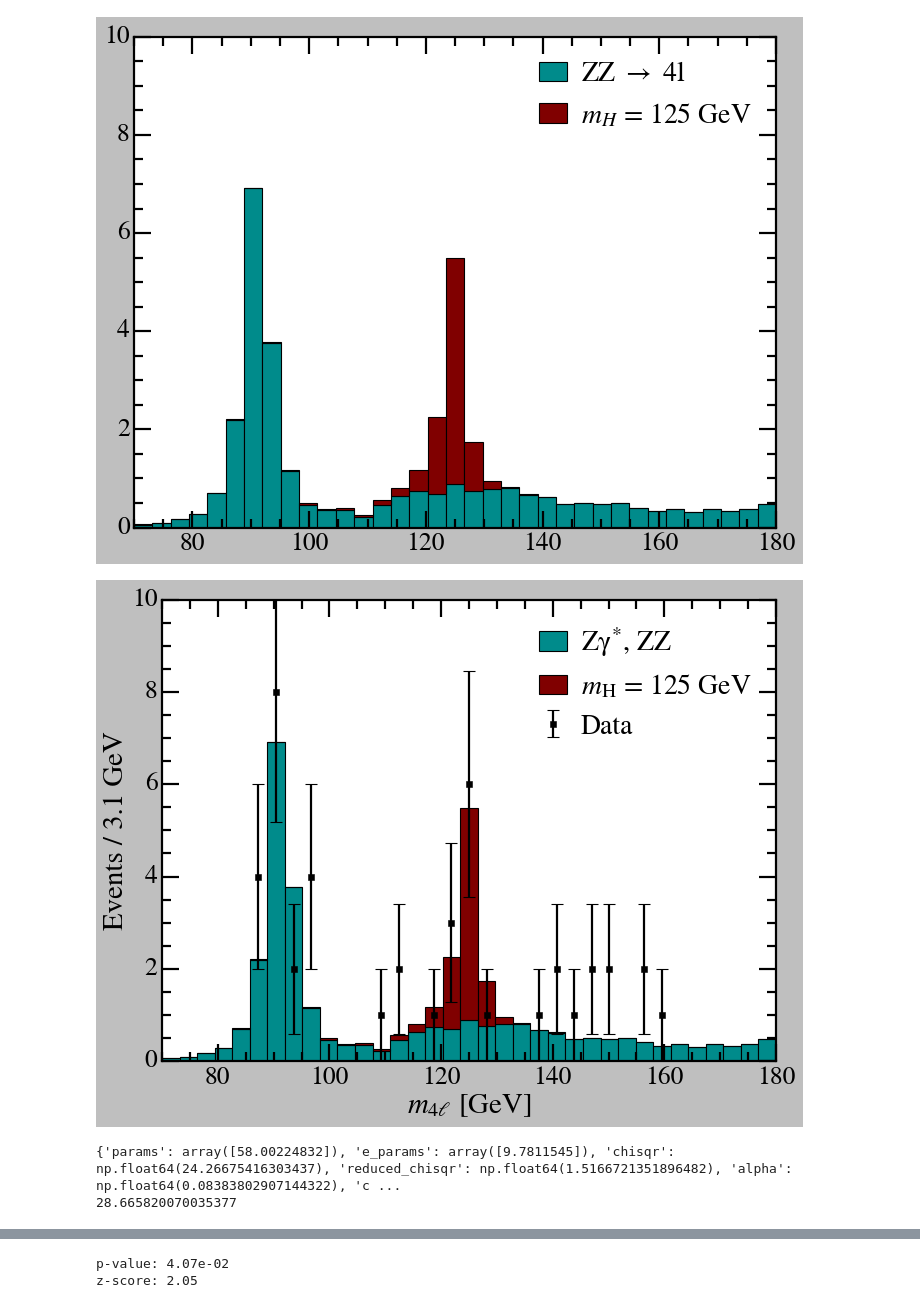
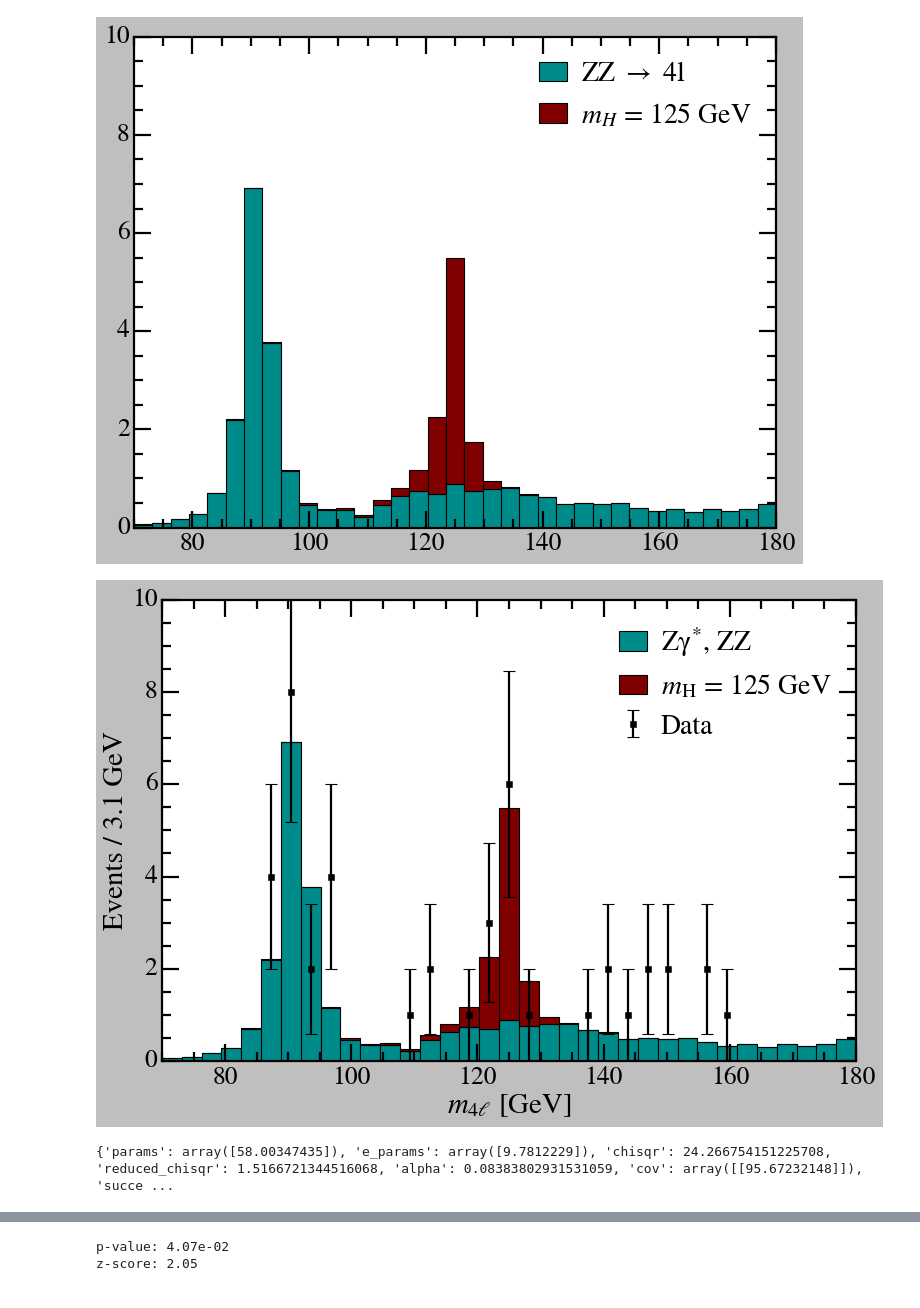
Before and after one commit to vinh-qtran/mit-jlab-sp25, a Jupyter notebook: higgs/analysis/analysis.ipynb, the cells around one changed output, grey strips where cells are left out. Cells and saved outputs as stored; diff of their text form; code cells hidden in the pictures.

```diff
--- a/higgs/analysis/analysis.ipynb
+++ b/higgs/analysis/analysis.ipynb
@@ -379,30 +380,30 @@ nn_observed_data = four_leptons_nn.apply_nn_cut(
 # %%
 nn_observed_hist = four_leptons_data.get_histogram(nn_observed_data, params.scales_data, 'm4l', bins)
 # %%
-fig, ax = plt.subplots(figsize=(9,7))
+fig, ax = plt.subplots(figsize=(10,7))
 
 stack = ax.bar(bin_centers, nn_zz_hist, align='center', width=bin_width, label=r'Z$\rm \gamma^{*}$, ZZ', color='darkcyan')
 stack = ax.bar(bin_centers, nn_higgs_hist, align='center', width=bin_width, label=r'$m_{\rm H}$ = 125 GeV', color='maroon', bottom=nn_zz_hist)
 
 mask = nn_observed_hist > 0
 ax.errorbar(bin_centers[mask],nn_observed_hist[mask],yerr=np.sqrt(nn_observed_hist[mask]),
             fmt=' s', markersize=5, elinewidth=2, capsize=5, capthick=1,
             color='black',label='Data')
 
 ax.legend(loc='upper right', frameon=False, ncol=1, handletextpad=0.5, handlelength=1.0, columnspacing=0.5)
 
 ax.set_xlim(70,180)
 ax.set_ylim(0, 10)
 
 ax.set_xlabel(r'$m_{4 \ell}$ [GeV]',fontsize=26)
 ax.set_ylabel(f'Events / {bin_width:.01f} GeV',fontsize=26)
 
-plt.savefig('../report/Figures/data.png')
+plt.tight_layout()
+plt.savefig('event_histogram.png')
 
-plt.tight_layout()
 plt.show()
 # %% [output]
-[figure, old version]
+[figure, new version]
 # %%
 def f_ZZ(bin_indices, b):
     return b / np.sum(nn_zz_hist) * nn_zz_hist[bin_indices]
@@ -465,8 +466,6 @@ class HiggsFitter(fitting.BasePoissonFitter):
 zz_fitter = ZZFitter()
 zz_fitting_result = zz_fitter.fit()
 print(zz_fitting_result)
-print(np.sum(nn_zz_hist))
 # %% [output]
-{'params': array([58.00224832]), 'e_params': array([9.7811545]), 'chisqr': np.float64(24.26675416303437), 'reduced_chisqr': np.float64(1.5166721351896482), 'alpha': np.float64(0.08383802907144322), 'c ...
-28.665820070035377
+{'params': array([58.00347435]), 'e_params': array([9.7812229]), 'chisqr': 24.266754151225708, 'reduced_chisqr': 1.5166721344516068, 'alpha': 0.08383802931531059, 'cov': array([[95.67232148]]), 'succe ...
 # %%
```
Also changed, not shown: parts of 15 cells of this notebook, 23 other files.
